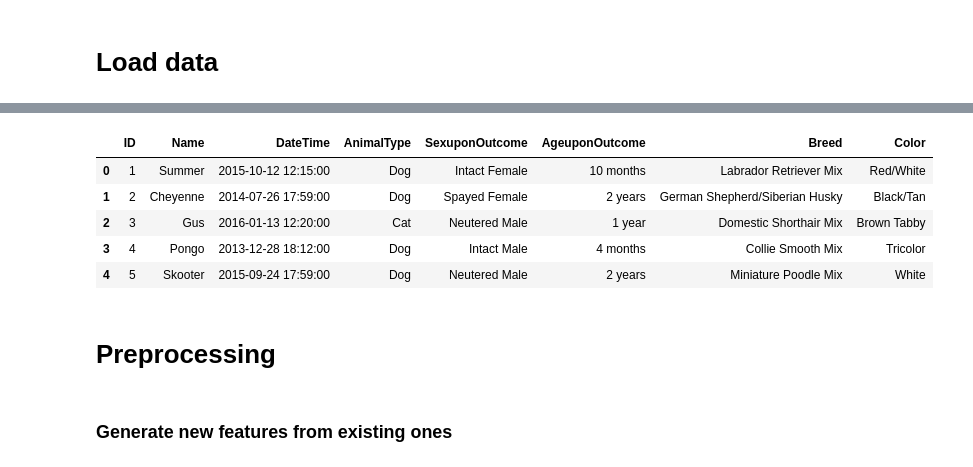
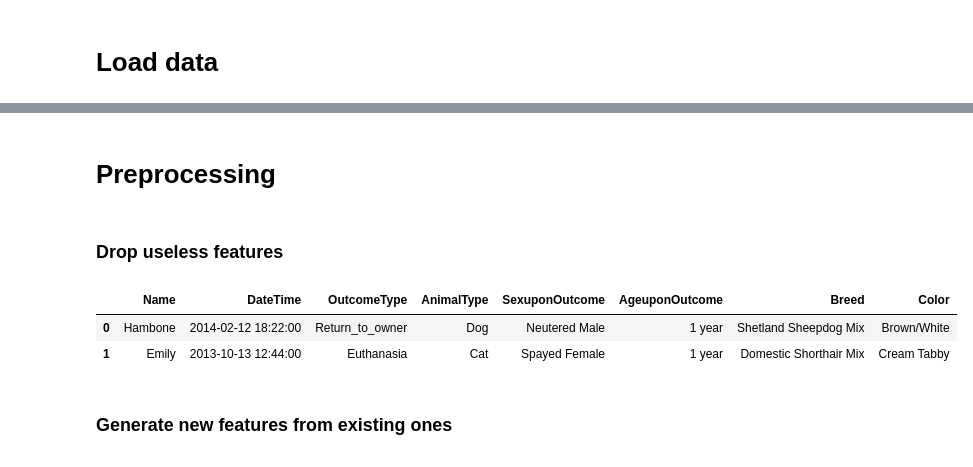
Before and after one commit to sandpiturtle/MLSummerSchool, a Jupyter notebook: Animals.ipynb, the cells around one changed output, grey strips where cells are left out. Saved outputs shown, nothing was run; the diff lists cells and outputs as text; code cells hidden in the pictures.

```diff
--- a/Animals.ipynb
+++ b/Animals.ipynb
@@ -18,9 +10,0 @@ train.head()
-# %%
-test.head()
-# %% [output]
-|  | ID | Name | DateTime | AnimalType | SexuponOutcome | AgeuponOutcome | Breed | Color |
-| 0 | 1 | Summer | 2015-10-12 12:15:00 | Dog | Intact Female | 10 months | Labrador Retriever Mix | Red/White |
-| 1 | 2 | Cheyenne | 2014-07-26 17:59:00 | Dog | Spayed Female | 2 years | German Shepherd/Siberian Husky | Black/Tan |
-| 2 | 3 | Gus | 2016-01-13 12:20:00 | Cat | Neutered Male | 1 year | Domestic Shorthair Mix | Brown Tabby |
-| 3 | 4 | Pongo | 2013-12-28 18:12:00 | Dog | Intact Male | 4 months | Collie Smooth Mix | Tricolor |
-| 4 | 5 | Skooter | 2015-09-24 17:59:00 | Dog | Neutered Male | 2 years | Miniature Poodle Mix | White |
@@ -27,5 +13,14 @@ test.head()
 # %% [markdown]
 # Preprocessing
+# %% [markdown]
+### Drop useless features
+# %%
+train.drop(['OutcomeSubtype', 'AnimalID'], axis=1, inplace=True)
+train.head(2)
+# %% [output]
+|  | Name | DateTime | OutcomeType | AnimalType | SexuponOutcome | AgeuponOutcome | Breed | Color |
+| 0 | Hambone | 2014-02-12 18:22:00 | Return_to_owner | Dog | Neutered Male | 1 year | Shetland Sheepdog Mix | Brown/White |
+| 1 | Emily | 2013-10-13 12:44:00 | Euthanasia | Cat | Spayed Female | 1 year | Domestic Shorthair Mix | Cream Tabby |
 # %% [markdown]
 ### Generate new features from existing ones
 # %% [markdown]
```
Also changed, not shown: parts of 42 cells of this notebook.
